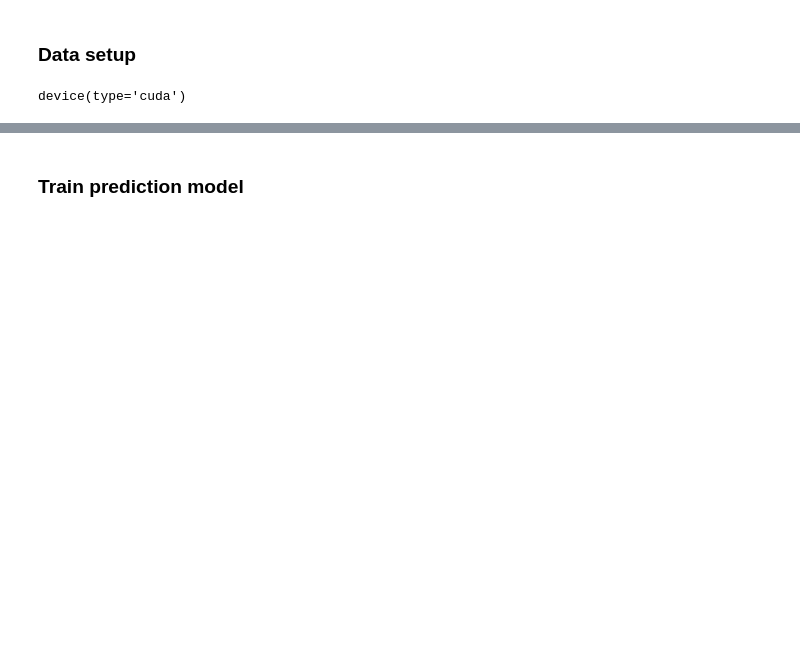
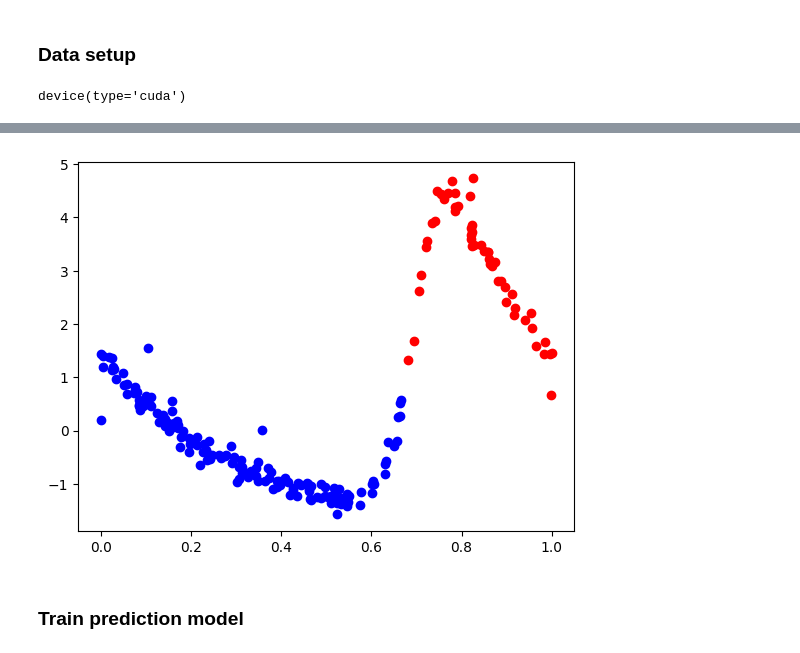
Before and after one commit to MeriDK/AstroM3, a Jupyter notebook: example.ipynb, the cells around one changed output, grey strips where cells are left out. Saved outputs shown, nothing was run; the diff lists cells and outputs as text; code cells hidden in the pictures; blank space fills up the shorter version.

Commit message:
Added example of training and evaluating models

```diff
--- a/example.ipynb
+++ b/example.ipynb
@@ -12,15 +14,18 @@ from core.model import ClassificationModel
 ### Data setup
 # %%
 data_root = '/home/mrizhko/AML/AstroML/data/macho/'
-weights_path = 'weights/model.ckpt'
+weights_path = '/home/mrizhko/AML/AstroML/weights/model.ckpt'
 window_length = 200
-prediction_length = 20
+prediction_length = 50
 # %%
 device = torch.device('cuda' if torch.cuda.is_available() else 'cpu')
 device
 # %% [output]
 device(type='cuda')
 # %%
-train_dataset = MachoDataset(data_root, prediction_length, mode='train')
-val_dataset = MachoDataset(data_root, prediction_length, mode='val')
-test_dataset = MachoDataset(data_root, prediction_length, mode='test')
+train_dataset = MachoDataset(data_root, prediction_length, window_length=window_length, mode='train', use_errors=False)
+val_dataset = MachoDataset(data_root, prediction_length, window_length=window_length, mode='val', use_errors=False)
+test_dataset = MachoDataset(data_root, prediction_length, window_length=window_length, mode='test', use_errors=False)
+# %%
+past_times, future_times, past_values, future_values, past_mask, future_mask, aux, labels = train_dataset[0]
+past_times.shape, future_times.shape, past_values.shape, future_values.shape, past_mask.shape, future_mask.shape, aux.shape, labels.shape
@@ -27,3 +41,12 @@ test_dataset = MachoDataset(data_root, prediction_length, mode='test')
+# %%
+if train_dataset.use_errors:
+    plt.errorbar(past_times, past_values[:, 0], past_values[:,1], fmt='o')
+    plt.errorbar(future_times, future_values[:, 0], future_values[:,1], fmt='o', c='r')
+else:
+    plt.scatter(past_times, past_values, c='b')
+    plt.scatter(future_times, future_values, c='r')
+# %% [output]
+[figure, added]
 # %%
 train_dataloader = DataLoader(train_dataset, batch_size=256, shuffle=True)
 val_dataloader = DataLoader(val_dataset, batch_size=256, shuffle=False)
```
Also changed, not shown: parts of 10 cells of this notebook, 1 other file.
